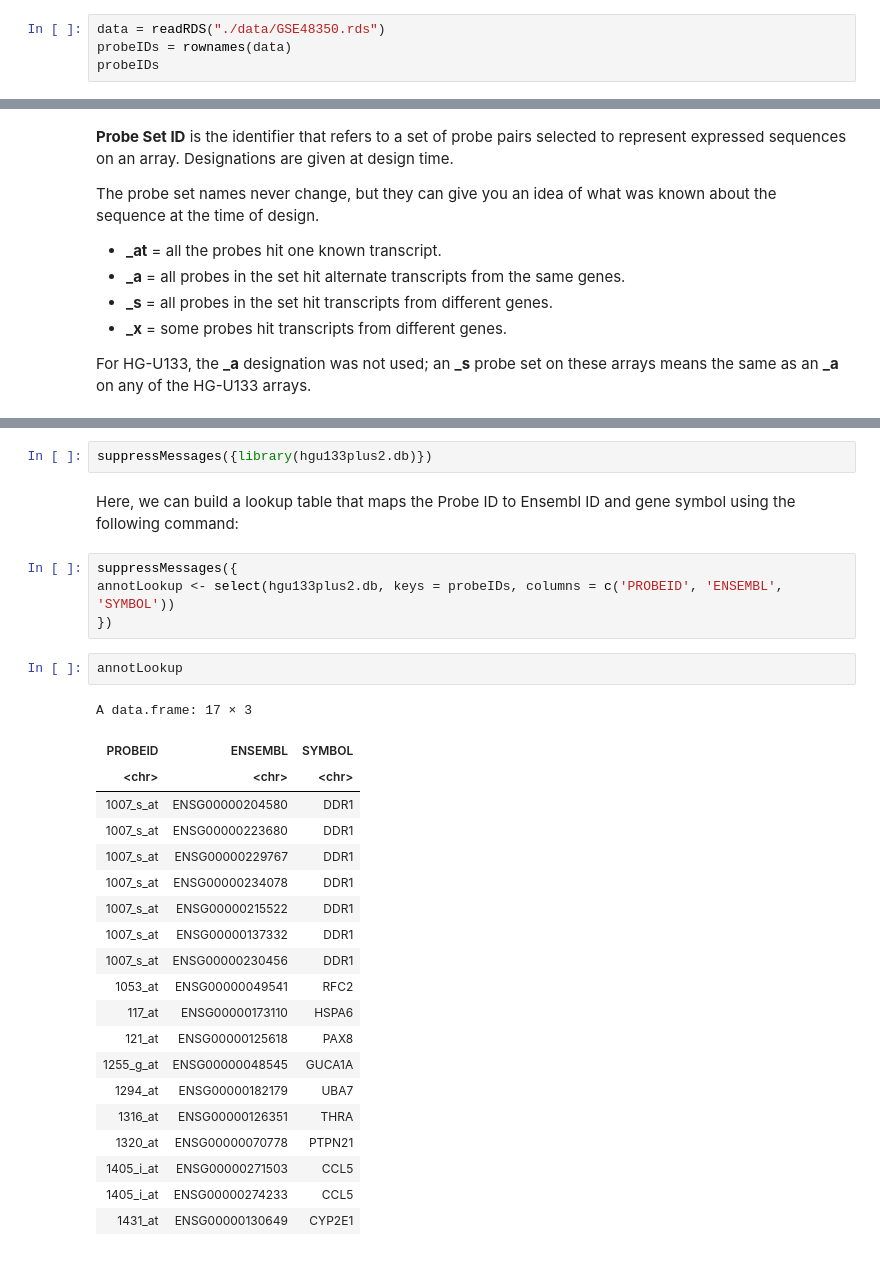
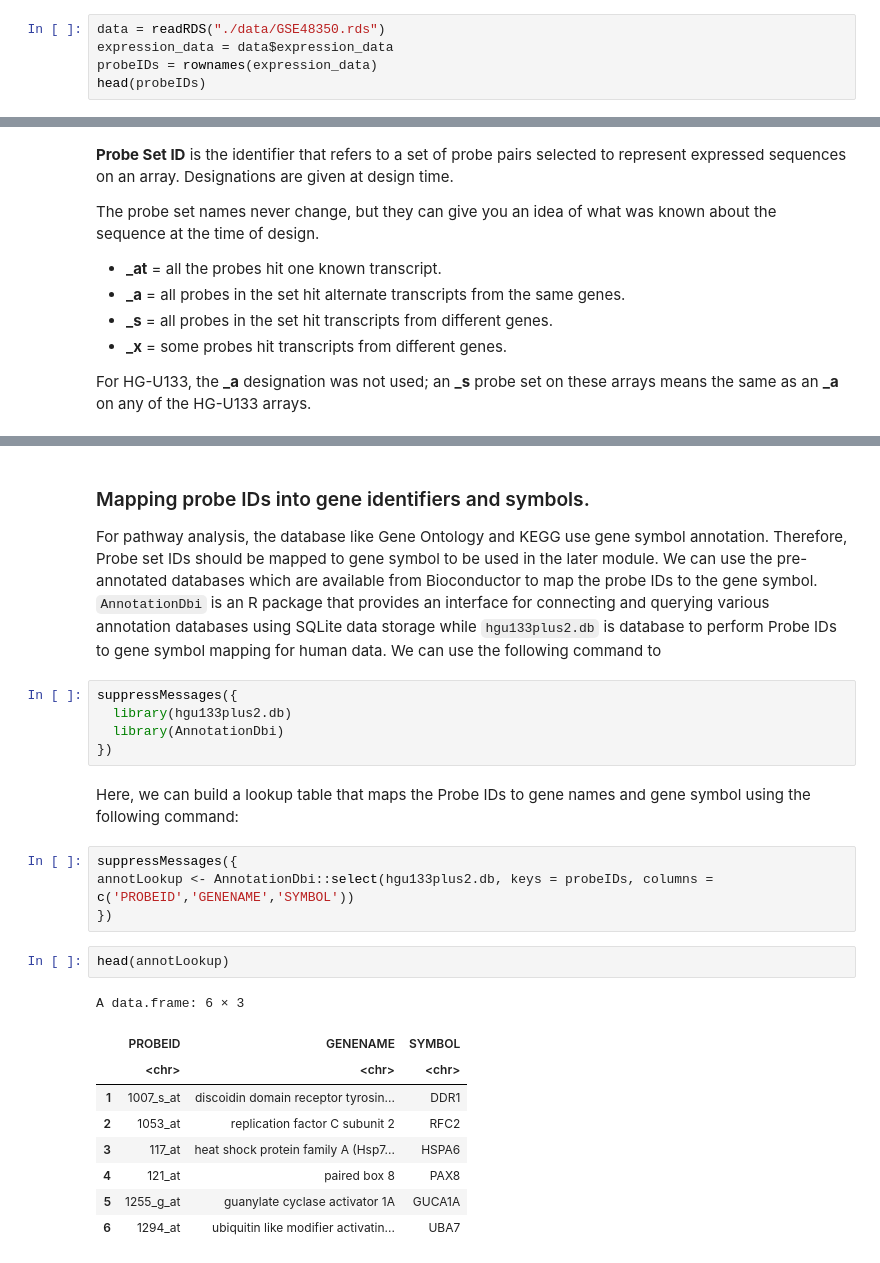
Before and after one commit to tinnlab/NOSI-Google-Cloud-Training, a Jupyter notebook: Module01-Gene_Mapping.ipynb, the cells around one changed output, grey strips where cells are left out. Cells and saved outputs as stored; diff of their text form.

```diff
--- a/Module01-Gene_Mapping.ipynb
+++ b/Module01-Gene_Mapping.ipynb
@@ -32,5 +33,6 @@ Now we can load the sample dataset and check for the Probe Set ID names by using
 # %%
 data = readRDS("./data/GSE48350.rds")
-probeIDs = rownames(data)
-probeIDs
+expression_data = data$expression_data
+probeIDs = rownames(expression_data)
+head(probeIDs)
 # %% [output]
@@ -55,31 +51,26 @@ We can load the `hgu133plus2.db` database to perform Probe ID mapping using the
+# %% [markdown]
+### Mapping probe IDs into gene identifiers and symbols.
+For pathway analysis, the database like Gene Ontology and KEGG use gene symbol annotation. Therefore, Probe set IDs should be mapped to gene symbol to be used in the later module. We can use the pre-annotated databases which are available from Bioconductor to map the probe IDs to the gene symbol. `AnnotationDbi` is an R package that provides an interface for connecting and querying various annotation databases using SQLite data storage while `hgu133plus2.db` is database to perform Probe IDs to gene symbol mapping for human data. We can use the following command to
 # %%
-suppressMessages({library(hgu133plus2.db)})
+suppressMessages({
+  library(hgu133plus2.db)
+  library(AnnotationDbi)
+})
 # %% [markdown]
-Here, we can build a  lookup table that maps the Probe ID to Ensembl ID and gene symbol using the following command:
+Here, we can build a  lookup table that maps the Probe IDs to gene names and gene symbol using the following command:
 # %%
 suppressMessages({
-annotLookup <- select(hgu133plus2.db, keys = probeIDs, columns = c('PROBEID', 'ENSEMBL', 'SYMBOL'))
+annotLookup <- AnnotationDbi::select(hgu133plus2.db, keys = probeIDs, columns = c('PROBEID','GENENAME','SYMBOL'))
 })
-# %%
-annotLookup
-# %% [output]
-A data.frame: 17 × 3
-| PROBEID | ENSEMBL | SYMBOL |
-| <chr> | <chr> | <chr> |
-| 1007_s_at | ENSG00000204580 | DDR1 |
-| 1007_s_at | ENSG00000223680 | DDR1 |
-| 1007_s_at | ENSG00000229767 | DDR1 |
-| 1007_s_at | ENSG00000234078 | DDR1 |
-| 1007_s_at | ENSG00000215522 | DDR1 |
-| 1007_s_at | ENSG00000137332 | DDR1 |
-| 1007_s_at | ENSG00000230456 | DDR1 |
-| 1053_at | ENSG00000049541 | RFC2 |
-| 117_at | ENSG00000173110 | HSPA6 |
-| 121_at | ENSG00000125618 | PAX8 |
-| 1255_g_at | ENSG00000048545 | GUCA1A |
-| 1294_at | ENSG00000182179 | UBA7 |
-| 1316_at | ENSG00000126351 | THRA |
-| 1320_at | ENSG00000070778 | PTPN21 |
-| 1405_i_at | ENSG00000271503 | CCL5 |
-| 1405_i_at | ENSG00000274233 | CCL5 |
-| 1431_at | ENSG00000130649 | CYP2E1 |
+# %%
+head(annotLookup)
+# %% [output]
+A data.frame: 6 × 3
+|  | PROBEID | GENENAME | SYMBOL |
+|  | <chr> | <chr> | <chr> |
+| 1 | 1007_s_at | discoidin domain receptor tyrosin... | DDR1 |
+| 2 | 1053_at | replication factor C subunit 2 | RFC2 |
+| 3 | 117_at | heat shock protein family A (Hsp7... | HSPA6 |
+| 4 | 121_at | paired box 8 | PAX8 |
+| 5 | 1255_g_at | guanylate cyclase activator 1A | GUCA1A |
+| 6 | 1294_at | ubiquitin like modifier activatin... | UBA7 |
```
Also changed, not shown: parts of 10 cells of this notebook, 3 other files.
